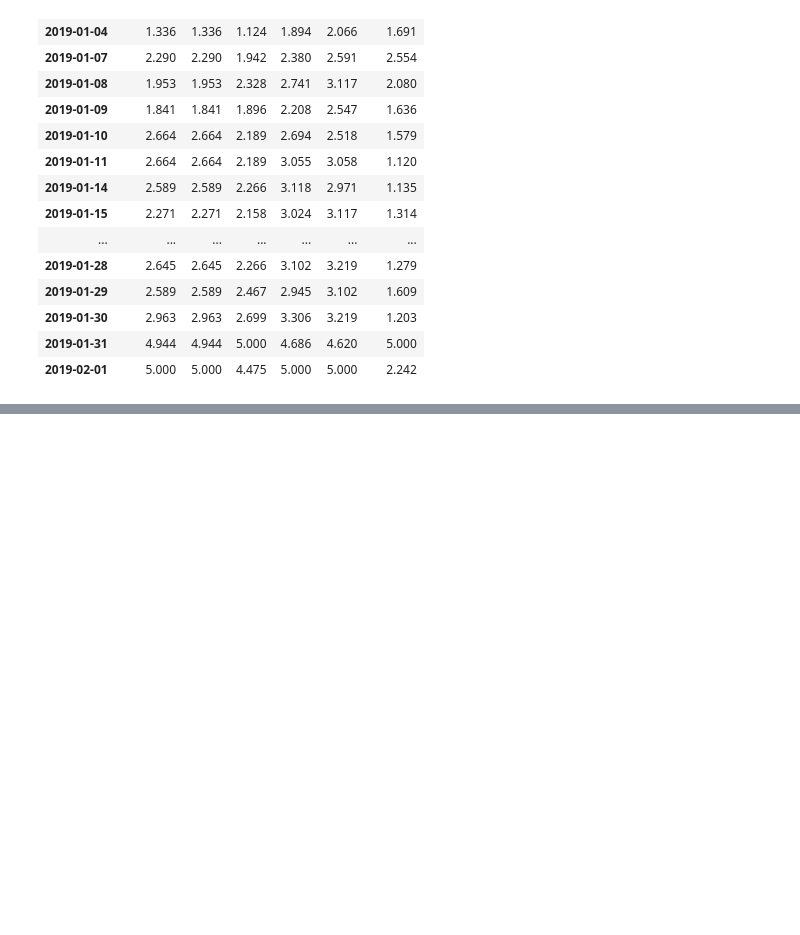
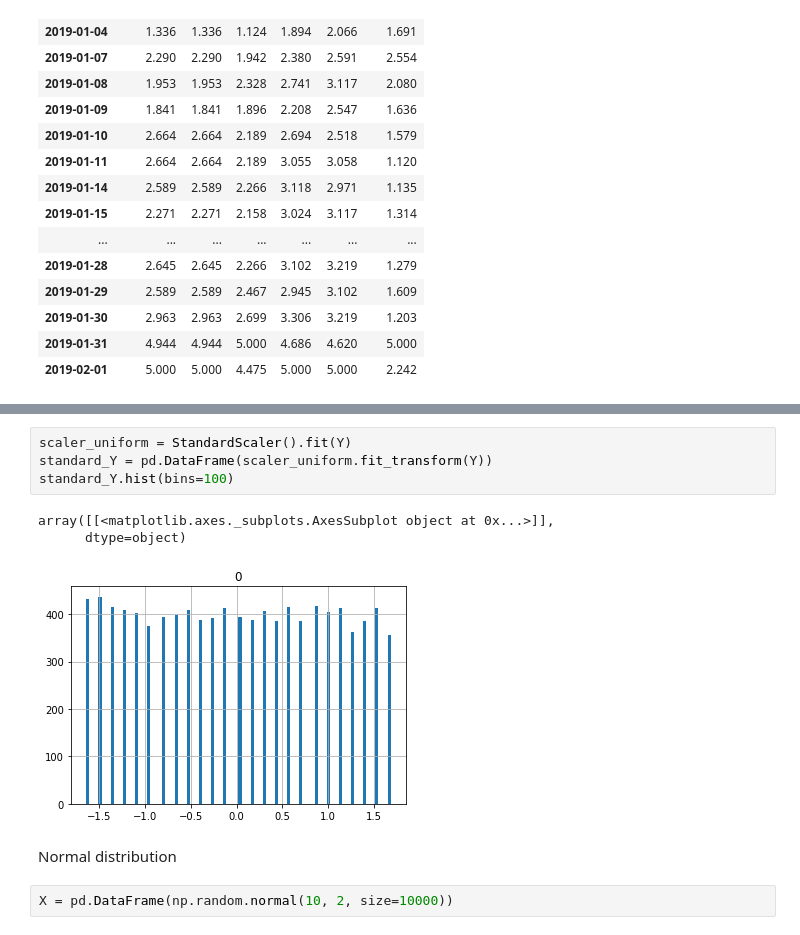
Before and after one commit to askhab2022/ML-Repo, a Jupyter notebook: fin-ml/Introduction.ipynb, the cells around one changed output, grey strips where cells are left out. Drawn from its saved outputs; the diff is of its cells as text; blank space fills up the shorter version.

```diff
--- a/fin-ml/Introduction.ipynb
+++ b/fin-ml/Introduction.ipynb
@@ -161,0 +174,12 @@ pd.DataFrame(scaler.fit_transform(data_web),columns = data_web.columns,index=dat
+# %%
+scaler_uniform = StandardScaler().fit(Y)
+standard_Y = pd.DataFrame(scaler_uniform.fit_transform(Y))
+standard_Y.hist(bins=100)
+# %% [output]
+array([[<matplotlib.axes._subplots.AxesSubplot object at 0x...>]],
+      dtype=object)
+[figure, added]
+# %% [markdown]
+Normal distribution
+# %%
+X = pd.DataFrame(np.random.normal(10, 2, size=10000))
```
Also changed, not shown: parts of 19 cells of this notebook.
